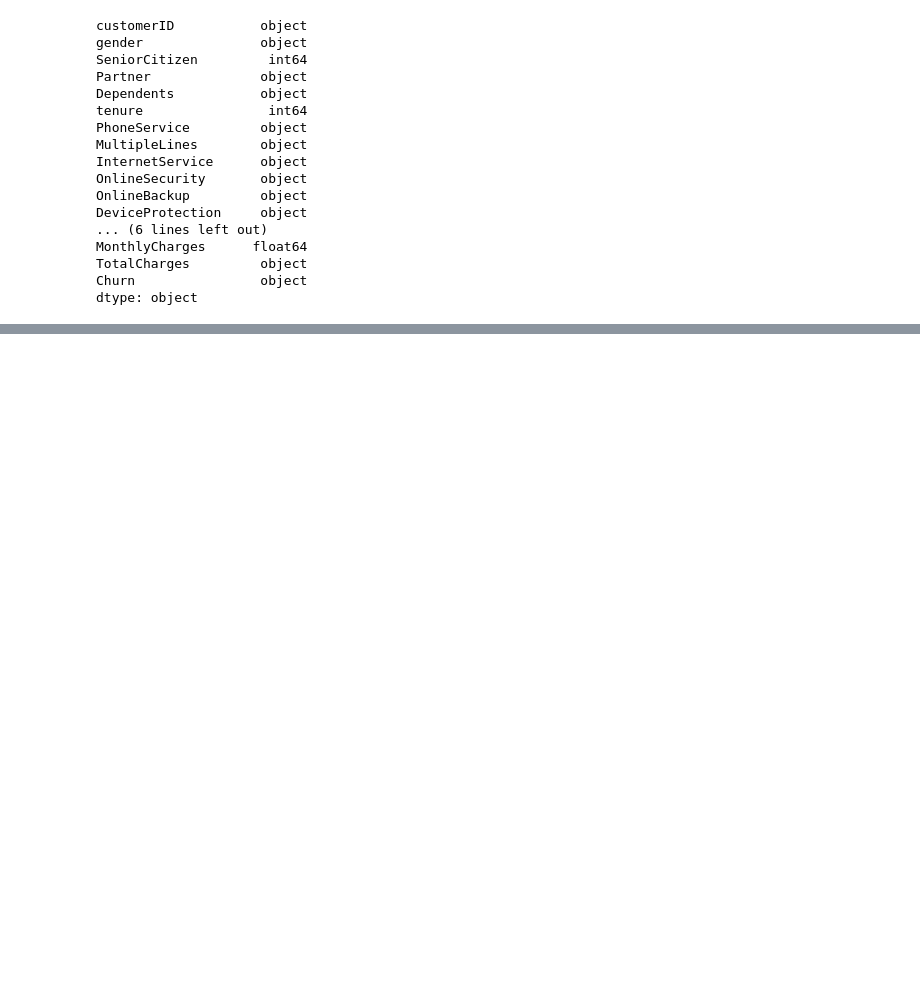
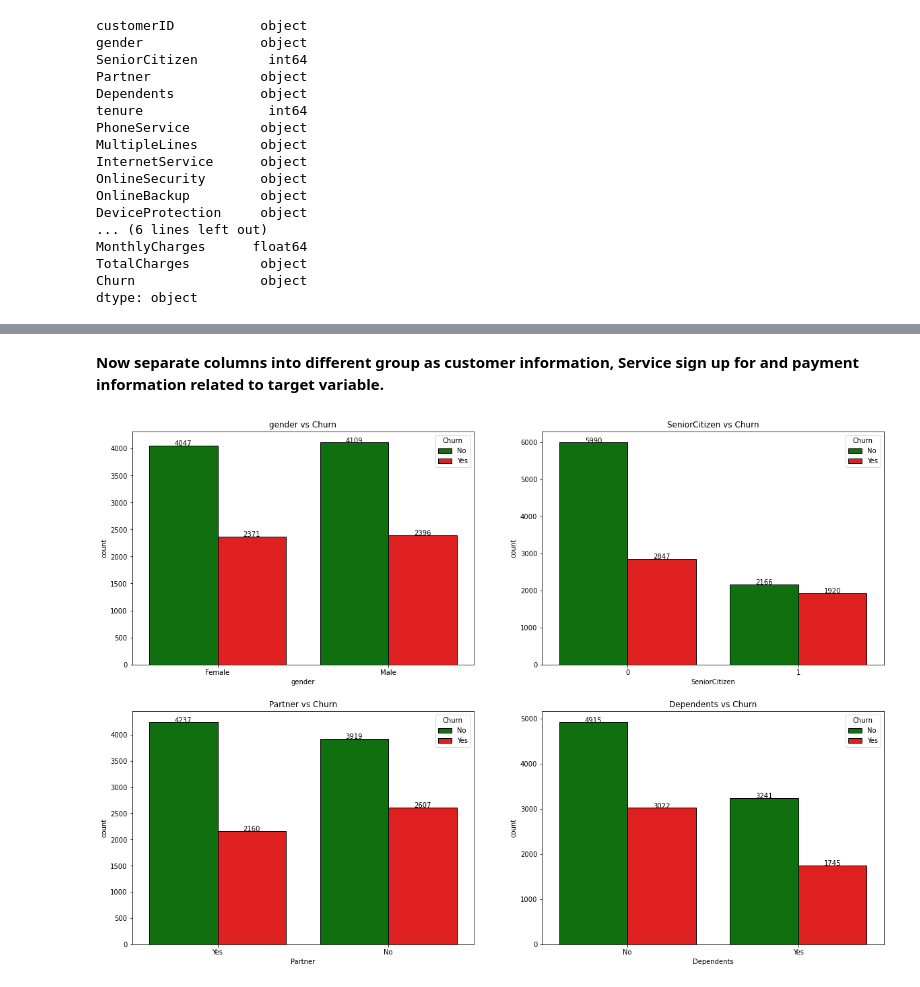
Before and after one commit to Tejpandey7/Cuatomer-_churn-analysis, a Jupyter notebook: churn_analysis.ipynb, the cells around one changed output, grey strips where cells are left out. Saved outputs shown, nothing was run; the diff lists cells and outputs as text; code cells hidden in the pictures; blank space fills up the shorter version.

```diff
--- a/churn_analysis.ipynb
+++ b/churn_analysis.ipynb
@@ -119,0 +252,20 @@ dtype: object
+# %% [markdown]
+__Now separate columns into different group as customer information, Service sign up for and payment information related to target variable.__
+# %%
+l1 = ['gender','SeniorCitizen','Partner','Dependents'] # Customer Information
+l2 = ['PhoneService','MultipleLines','InternetService','StreamingTV','StreamingMovies',
+      'OnlineSecurity','OnlineBackup','DeviceProtection','TechSupport'] # Services Signed Up for!
+l3 = ['Contract','PaperlessBilling','PaymentMethod'] # Payment Information
+# %%
+fig = plt.subplots(nrows = 2,ncols = 2,figsize = (20,14))
+for i in range(len(l1)):
+    plt.subplot(2,2,i+1)
+    ax = sns.countplot(x=l1[i],data = df3,hue = "Churn",palette = colors,edgecolor = 'black')
+    for rect in ax.patches:
+        ax.text(rect.get_x() + rect.get_width() / 2, rect.get_height() + 2, rect.get_height(), horizontalalignment='center',fontsize=10)
+    title = l1[i] + ' vs Churn'
+    plt.title(title);
+plt.tight_layout
+plt.show()
+# %% [output]
+[figure, added]
```
Also changed, not shown: parts of 35 cells of this notebook.
